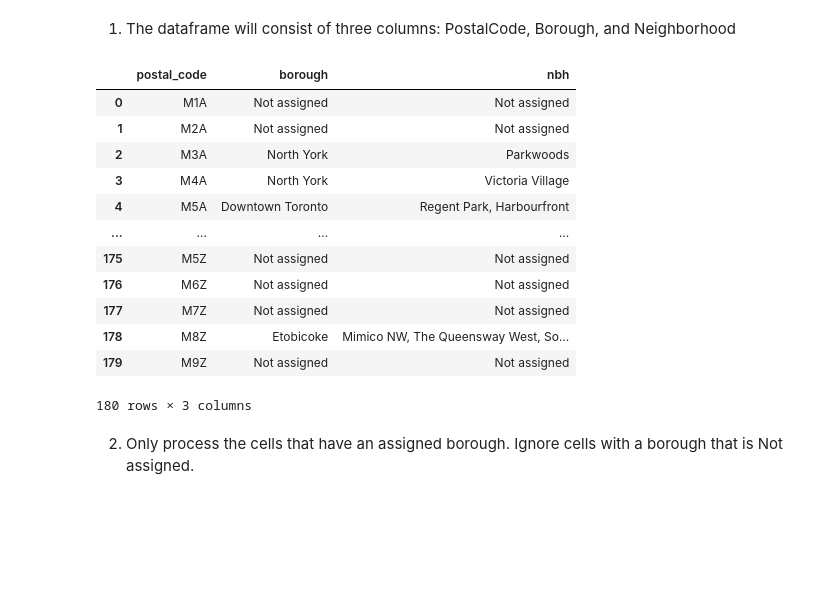
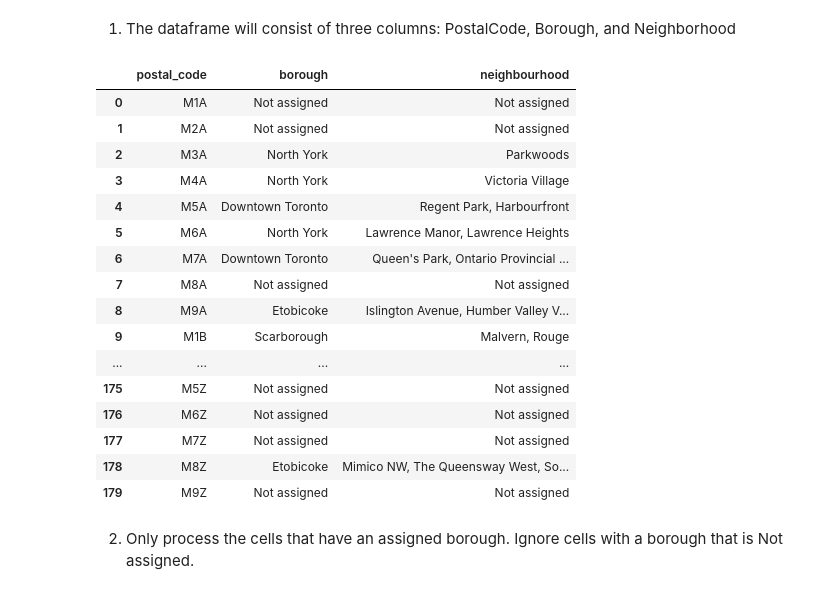
Before and after one commit to Inga87/Coursera_Capstone, a Jupyter notebook: Capstone Toronto scraping.ipynb, the cells around one changed output. Saved outputs shown, nothing was run; the diff lists cells and outputs as text; code cells hidden in the pictures; blank space fills up the shorter version.

```diff
--- a/Capstone Toronto scraping.ipynb
+++ b/Capstone Toronto scraping.ipynb
@@ -5,6 +5,10 @@
 # Create notebook and import libraries
 # %%
 import pandas as pd
+import numpy as np
 from bs4 import BeautifulSoup
 import requests
 import re
+
+pd.set_option('display.max_columns', None)
+pd.set_option('display.max_rows', None)
@@ -71,22 +91,26 @@ toronto
 # %% [markdown]
 1. The dataframe will consist of three columns: PostalCode, Borough, and Neighborhood
 # %%
-#rename columns names for convenience
-toronto.set_axis(['postal_code','borough','nbh'], axis = 'columns', inplace = True)
+#rename columns names for convenience, lower case and not spaces
+toronto.set_axis(['postal_code','borough','neighbourhood'], axis = 'columns', inplace = True)
 toronto
 # %% [output]
-|  | postal_code | borough | nbh |
+|  | postal_code | borough | neighbourhood |
 | 0 | M1A | Not assigned | Not assigned |
 | 1 | M2A | Not assigned | Not assigned |
 | 2 | M3A | North York | Parkwoods |
 | 3 | M4A | North York | Victoria Village |
 | 4 | M5A | Downtown Toronto | Regent Park, Harbourfront |
+| 5 | M6A | North York | Lawrence Manor, Lawrence Heights |
+| 6 | M7A | Downtown Toronto | Queen's Park, Ontario Provincial ... |
+| 7 | M8A | Not assigned | Not assigned |
+| 8 | M9A | Etobicoke | Islington Avenue, Humber Valley V... |
+| 9 | M1B | Scarborough | Malvern, Rouge |
 | ... | ... | ... | ... |
 | 175 | M5Z | Not assigned | Not assigned |
 | 176 | M6Z | Not assigned | Not assigned |
 | 177 | M7Z | Not assigned | Not assigned |
 | 178 | M8Z | Etobicoke | Mimico NW, The Queensway West, So... |
 | 179 | M9Z | Not assigned | Not assigned |
-180 rows × 3 columns
 # %% [markdown]
 2. Only process the cells that have an assigned borough. Ignore cells with a borough that is Not assigned.
```
Also changed, not shown: parts of 48 cells of this notebook.
